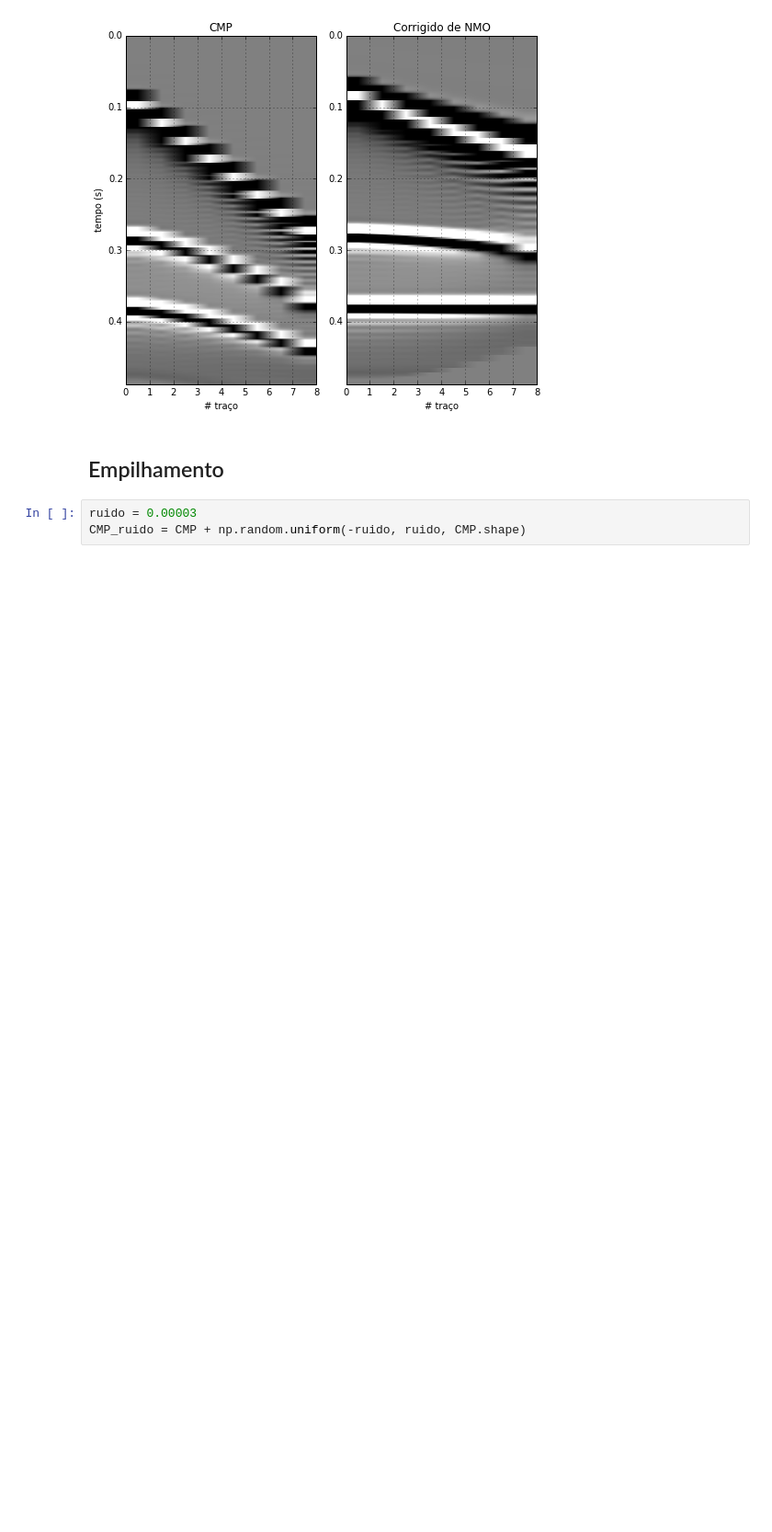
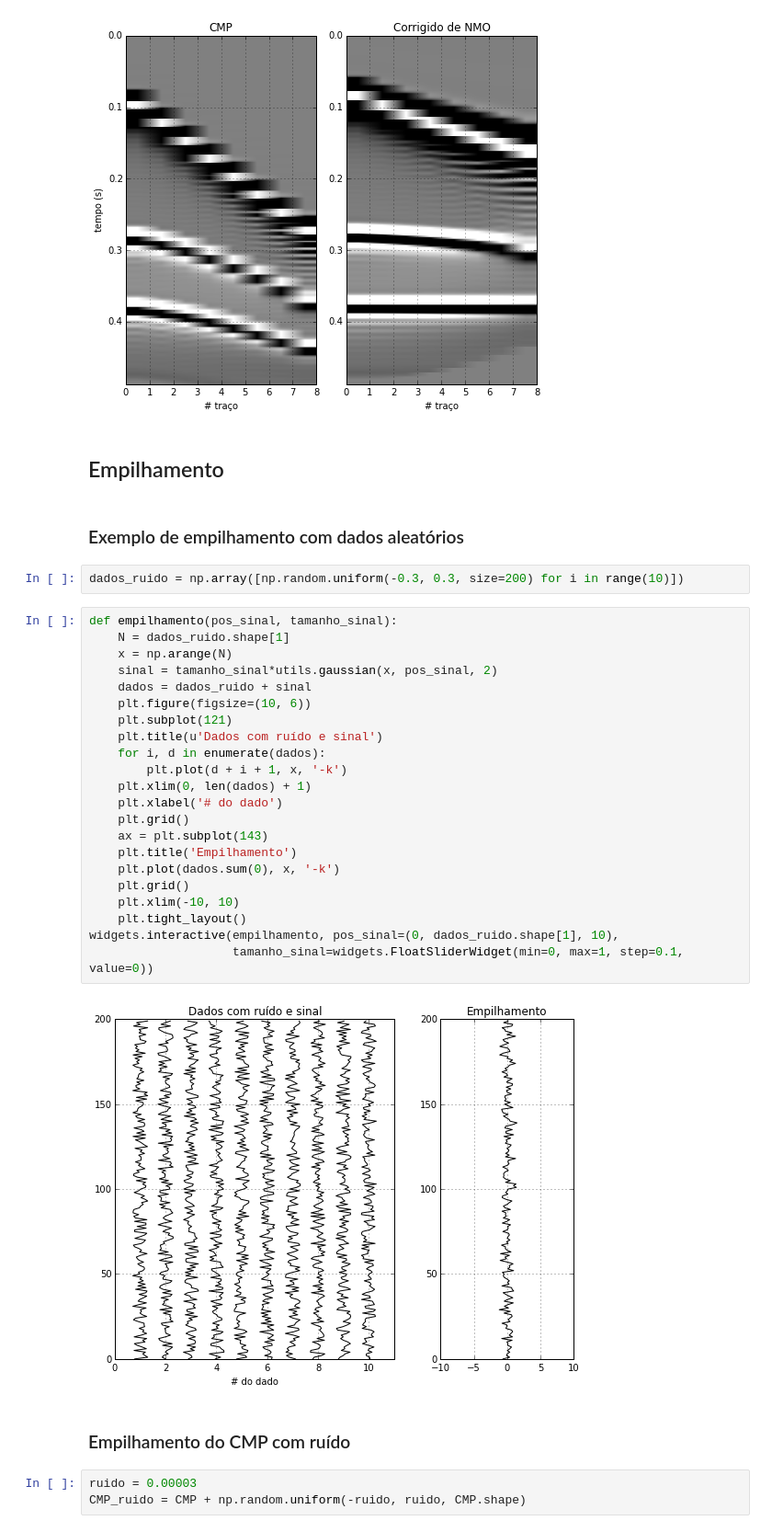
Before and after one commit to leouieda/geofisica2, a Jupyter notebook: notebooks/reflexao-cmp-nmo.ipynb, the cells around one changed output. Shown at 92% size. Drawn from its saved outputs; the diff is of its cells as text; blank space fills up the shorter version.

Commit message:
Example stack with random data

```diff
--- a/notebooks/reflexao-cmp-nmo.ipynb
+++ b/notebooks/reflexao-cmp-nmo.ipynb
@@ -135,6 +135,36 @@ widgets.interactive(nmo_analise, v=widgets.FloatSliderWidget(min=2000, max=6000,
 [figure]
 # %% [markdown]
 ## Empilhamento
+# %% [markdown]
+### Exemplo de empilhamento com dados aleatórios
+# %%
+dados_ruido = np.array([np.random.uniform(-0.3, 0.3, size=200) for i in range(10)])
+# %%
+def empilhamento(pos_sinal, tamanho_sinal):
+    N = dados_ruido.shape[1]
+    x = np.arange(N)
+    sinal = tamanho_sinal*utils.gaussian(x, pos_sinal, 2)
+    dados = dados_ruido + sinal
+    plt.figure(figsize=(10, 6))
+    plt.subplot(121)
+    plt.title(u'Dados com ruído e sinal')
+    for i, d in enumerate(dados):
+        plt.plot(d + i + 1, x, '-k')
+    plt.xlim(0, len(dados) + 1)
+    plt.xlabel('# do dado')
+    plt.grid()
+    ax = plt.subplot(143)
+    plt.title('Empilhamento')
+    plt.plot(dados.sum(0), x, '-k')
+    plt.grid()
+    plt.xlim(-10, 10)
+    plt.tight_layout()
+widgets.interactive(empilhamento, pos_sinal=(0, dados_ruido.shape[1], 10),
+                    tamanho_sinal=widgets.FloatSliderWidget(min=0, max=1, step=0.1, value=0))
+# %% [output]
+[figure, added]
+# %% [markdown]
+### Empilhamento do CMP com ruído
 # %%
 ruido = 0.00003
 CMP_ruido = CMP + np.random.uniform(-ruido, ruido, CMP.shape)
```
